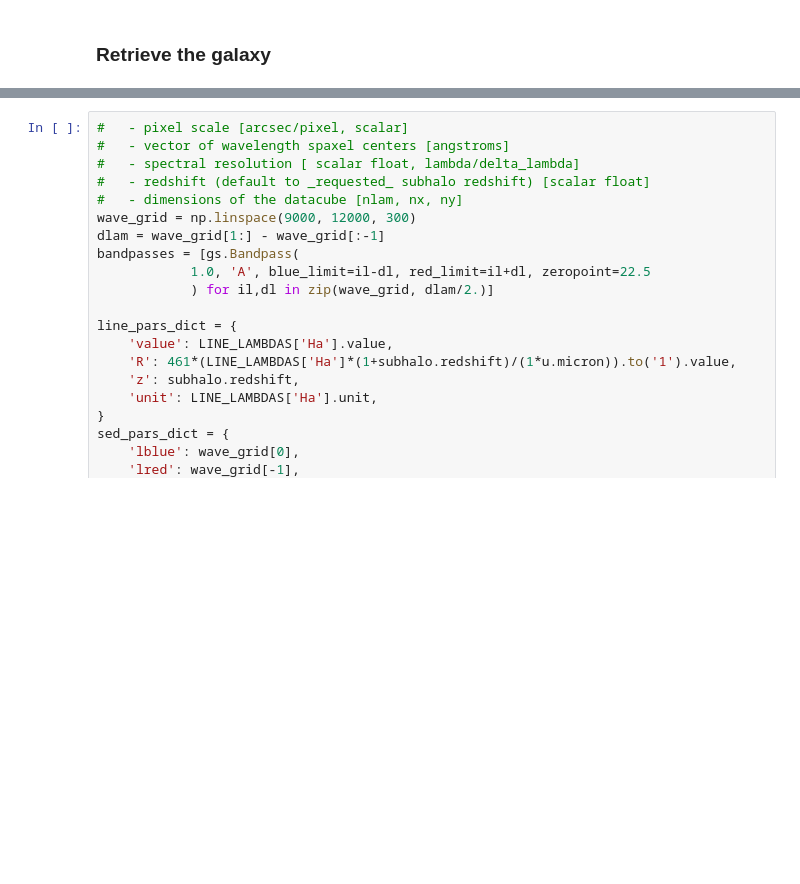
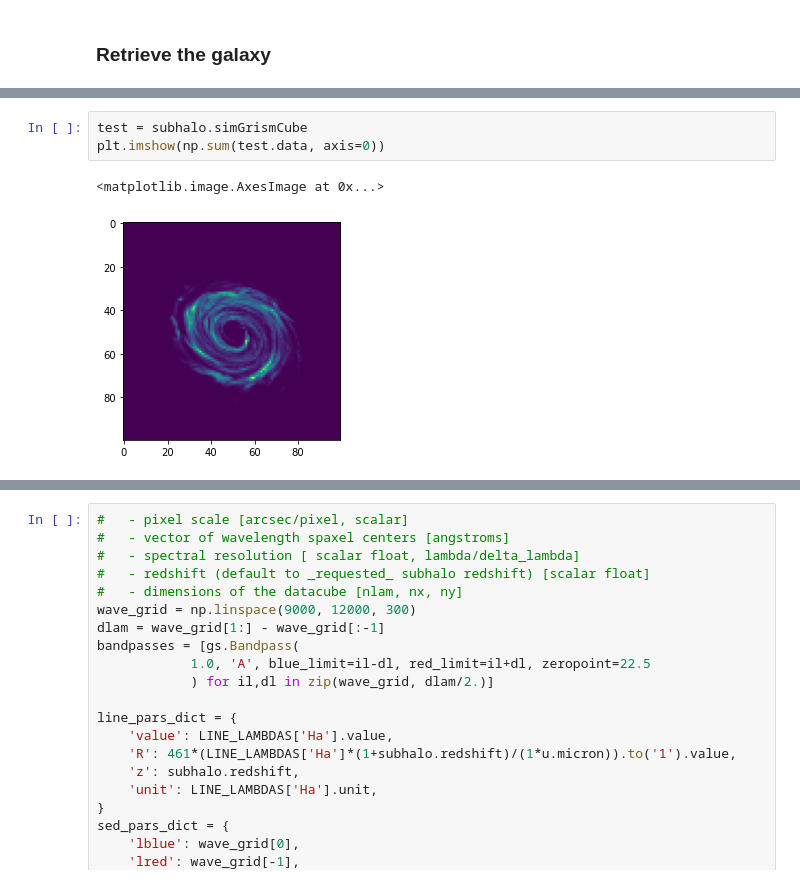
Before and after one commit to sweverett/kl-tools, a Jupyter notebook: notebooks/TNG2Grism.ipynb, the cells around one changed output, grey strips where cells are left out. Cells and saved outputs as stored; diff of their text form; blank space fills up the shorter version.

```diff
--- a/notebooks/TNG2Grism.ipynb
+++ b/notebooks/TNG2Grism.ipynb
@@ -22,0 +284,6 @@ closest snapshot to desired redshift 0.5 is at http://www.tng-project.org/api/TN
+# %%
+test = subhalo.simGrismCube
+plt.imshow(np.sum(test.data, axis=0))
+# %% [output]
+<matplotlib.image.AxesImage at 0x...>
+[figure, added]
```
Also changed, not shown: parts of 56 cells of this notebook, 5 other files.
